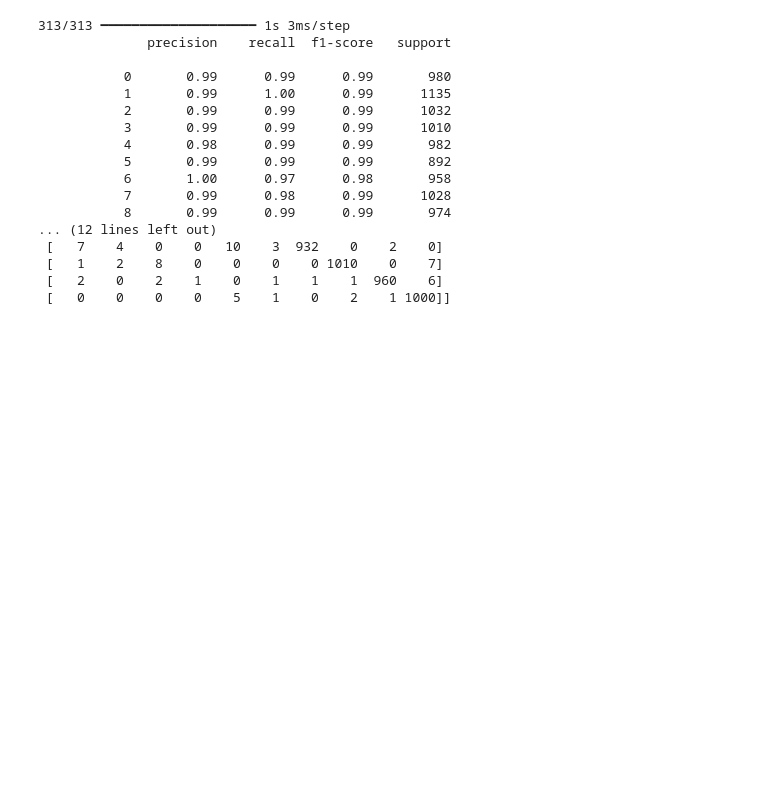
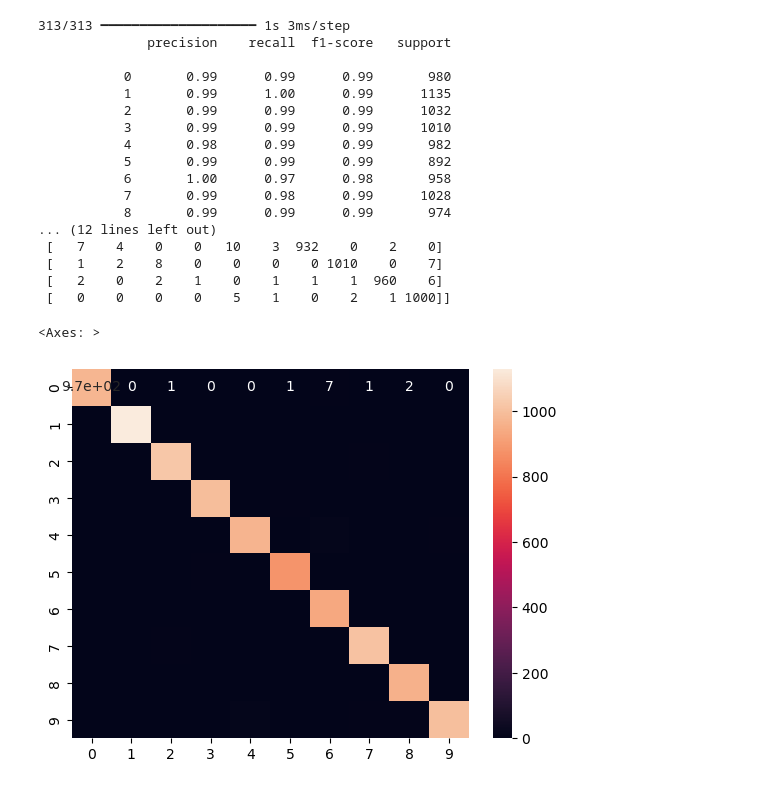
Before and after one commit to the-madhankumar/Mnist, a Jupyter notebook: main.ipynb, the cells around one changed output. Cells and saved outputs as stored; diff of their text form; code cells hidden in the pictures; blank space fills up the shorter version.

```diff
--- a/main.ipynb
+++ b/main.ipynb
@@ -134,3 +134,10 @@ print(confusion_matrix(y_test, y_pred))
  [   1    2    8    0    0    0    0 1010    0    7]
  [   2    0    2    1    0    1    1    1  960    6]
  [   0    0    0    0    5    1    0    2    1 1000]]
+# %%
+import seaborn as sns
+
+sns.heatmap(confusion_matrix(y_pred, y_test), annot=True)
+# %% [output]
+<Axes: >
+[figure, added]
```
Also changed, not shown: parts of 1 cell of this notebook.
